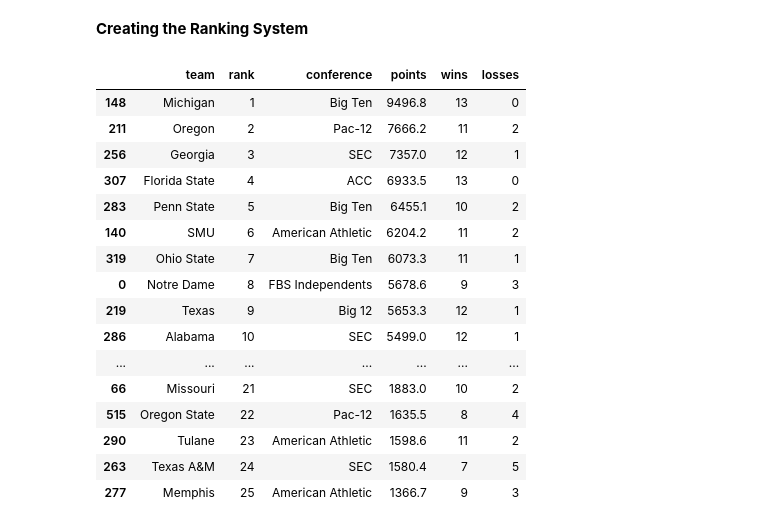
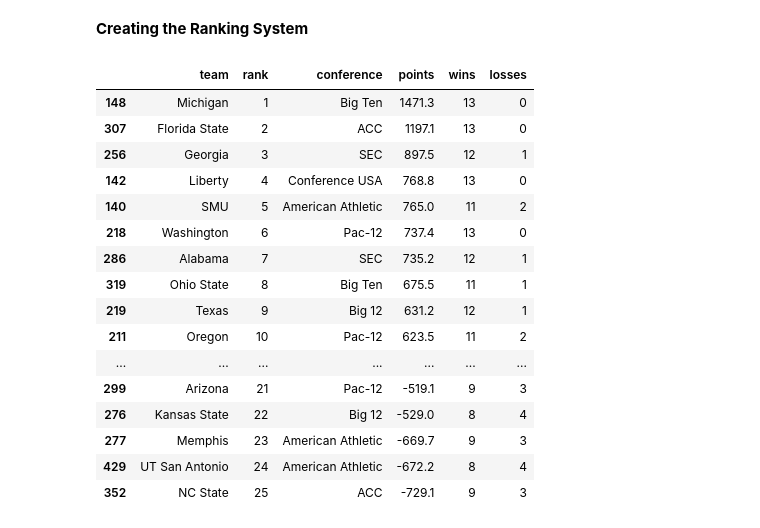
Before and after one commit to A-Peoples/BCS-Recreated, a Jupyter notebook: BCS_Recreated.ipynb, the cells around one changed output. Cells and saved outputs as stored; diff of their text form; code cells hidden in the pictures.

```diff
--- a/BCS_Recreated.ipynb
+++ b/BCS_Recreated.ipynb
@@ -296,32 +296,32 @@ for team_name in team_names:
 # %%
 FBS = final_team.loc[(final_team['conference'] == "SEC") | (final_team['conference'] == "Sun Belt") |(final_team['conference'] == "Big Ten")
 | (final_team['conference'] == "Pac-12") | (final_team['conference'] == 'Conference USA') | (final_team['conference'] == "FBS Independents") |
                      (final_team['conference'] == "ACC")| (final_team['conference'] == "Mountain West") | (final_team['conference'] == "Big 12") | (final_team['conference'] == "Mid American")
                      | (final_team['conference'] == "American Athletic")]
 FBS = FBS.sort_values(by=['wins', "margin", "c_wins"], ascending=False)
 FBS['eilo'] = FBS['eilo'] / 13
-FBS["points"] = FBS["margin"] + (FBS["wins"] * 0.01 + FBS["c_wins"] * 0.1) - (FBS["losses"] * 200 + FBS["c_losses"] * 200) + (FBS["points_scored"] * 13 - FBS["points_against"] * 13)  * (FBS["eilo"] * 0.001)
+FBS["points"] = FBS["margin"] + (FBS["wins"] * 0.01 + FBS["c_wins"] * 0.01) - (FBS["losses"] * 200 + FBS["c_losses"] * 200) + (FBS["points_scored"] * 2 - FBS["points_against"] * 2)  * (FBS["eilo"] * 0.001)
 FBS = FBS.sort_values(by='points', ascending=False)
 FBS["rank"] = range(1, len(FBS) + 1)
 FBS = FBS.round(1)
 FBS = FBS.head(25)
 FBS = FBS[["team", "rank","conference", "points", "wins", "losses"]]
 FBS
 # %% [output]
 |  | team | rank | conference | points | wins | losses |
-| 148 | Michigan | 1 | Big Ten | 9496.8 | 13 | 0 |
-| 211 | Oregon | 2 | Pac-12 | 7666.2 | 11 | 2 |
-| 256 | Georgia | 3 | SEC | 7357.0 | 12 | 1 |
-| 307 | Florida State | 4 | ACC | 6933.5 | 13 | 0 |
-| 283 | Penn State | 5 | Big Ten | 6455.1 | 10 | 2 |
-| 140 | SMU | 6 | American Athletic | 6204.2 | 11 | 2 |
-| 319 | Ohio State | 7 | Big Ten | 6073.3 | 11 | 1 |
-| 0 | Notre Dame | 8 | FBS Independents | 5678.6 | 9 | 3 |
-| 219 | Texas | 9 | Big 12 | 5653.3 | 12 | 1 |
-| 286 | Alabama | 10 | SEC | 5499.0 | 12 | 1 |
+| 148 | Michigan | 1 | Big Ten | 1471.3 | 13 | 0 |
+| 307 | Florida State | 2 | ACC | 1197.1 | 13 | 0 |
+| 256 | Georgia | 3 | SEC | 897.5 | 12 | 1 |
+| 142 | Liberty | 4 | Conference USA | 768.8 | 13 | 0 |
+| 140 | SMU | 5 | American Athletic | 765.0 | 11 | 2 |
+| 218 | Washington | 6 | Pac-12 | 737.4 | 13 | 0 |
+| 286 | Alabama | 7 | SEC | 735.2 | 12 | 1 |
+| 319 | Ohio State | 8 | Big Ten | 675.5 | 11 | 1 |
+| 219 | Texas | 9 | Big 12 | 631.2 | 12 | 1 |
+| 211 | Oregon | 10 | Pac-12 | 623.5 | 11 | 2 |
 | ... | ... | ... | ... | ... | ... | ... |
-| 66 | Missouri | 21 | SEC | 1883.0 | 10 | 2 |
-| 515 | Oregon State | 22 | Pac-12 | 1635.5 | 8 | 4 |
-| 290 | Tulane | 23 | American Athletic | 1598.6 | 11 | 2 |
-| 263 | Texas A&M | 24 | SEC | 1580.4 | 7 | 5 |
-| 277 | Memphis | 25 | American Athletic | 1366.7 | 9 | 3 |
+| 299 | Arizona | 21 | Pac-12 | -519.1 | 9 | 3 |
+| 276 | Kansas State | 22 | Big 12 | -529.0 | 8 | 4 |
+| 277 | Memphis | 23 | American Athletic | -669.7 | 9 | 3 |
+| 429 | UT San Antonio | 24 | American Athletic | -672.2 | 8 | 4 |
+| 352 | NC State | 25 | ACC | -729.1 | 9 | 3 |
```
